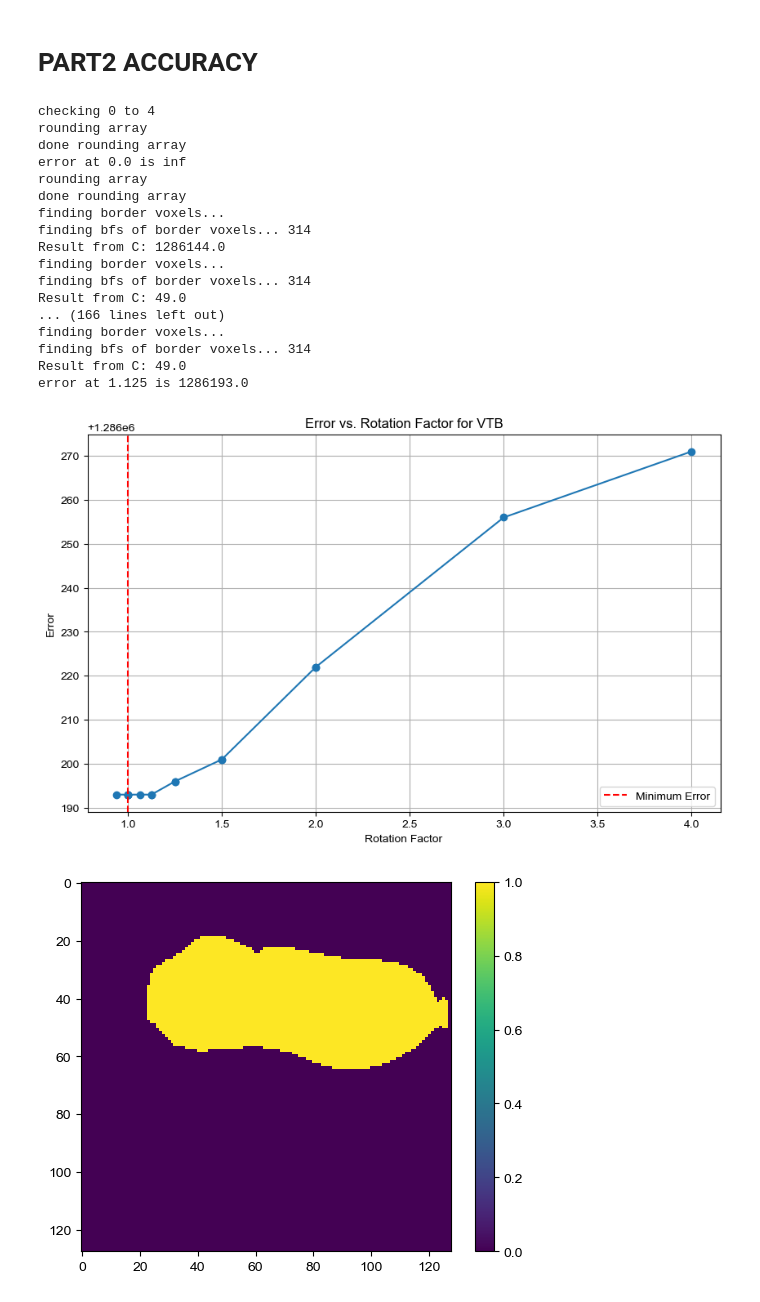
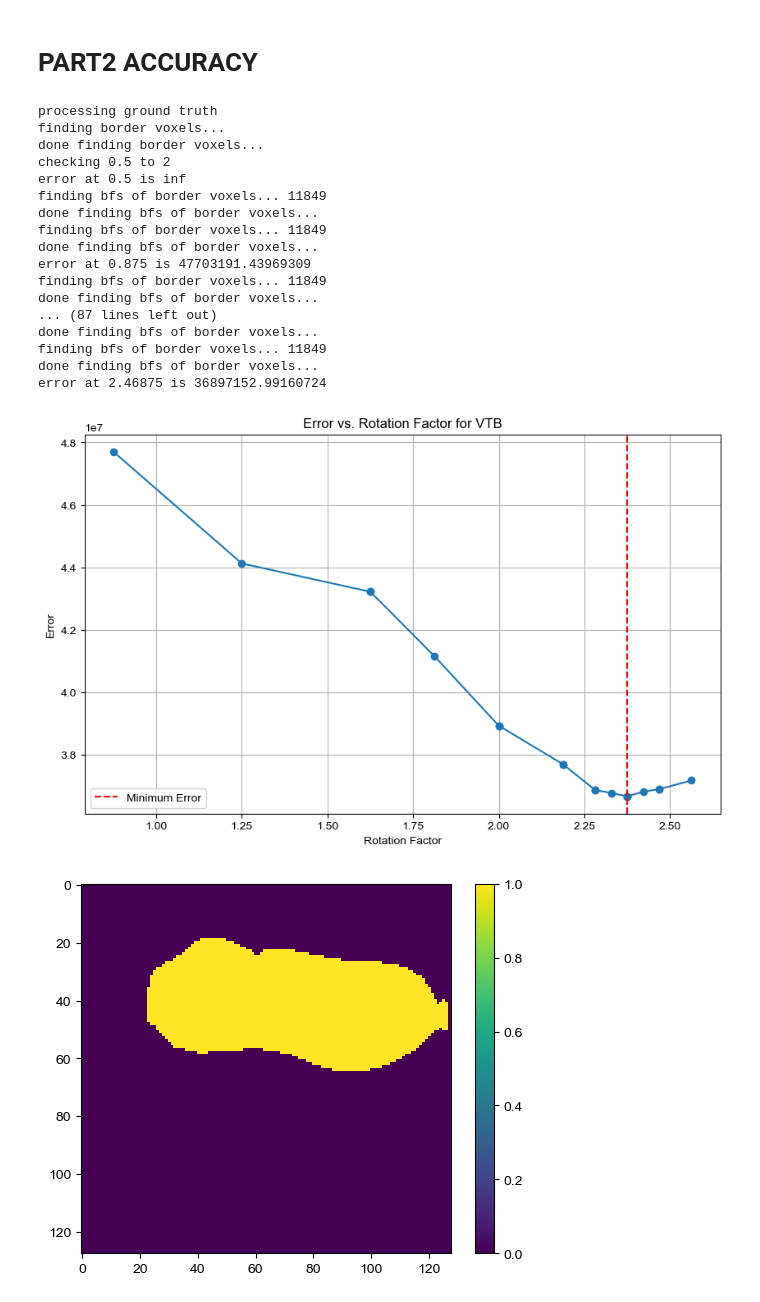
Before and after one commit to Clamepending/deepCAL, a Jupyter notebook: Generate_accuracy_data.ipynb, the cells around one changed output. Cells and saved outputs as stored; diff of their text form; code cells hidden in the pictures.

Commit message:
multithread

```diff
--- a/Generate_accuracy_data.ipynb
+++ b/Generate_accuracy_data.ipynb
@@ -147,9 +147,11 @@ if use_saved_np_array:
 # %%
 # print(ground_truth[50])
 
-ground_truth_modified = np.array([ground_truth[50]])
-reconstruction_VTB_modified = np.array([reconstruction_VTB[50]])
-opt_rotations_VTB = deepcallib.calculate_optimal_rotations(ground_truth_modified, reconstruction_VTB_modified, error_function, name="VTB", initial_range=[0, 4], print_errors=True)
+ground_truth_modified = np.array(ground_truth)
+reconstruction_VTB_modified = np.array(reconstruction_VTB)
+# ground_truth_modified = np.array([ground_truth[50]])
+# reconstruction_VTB_modified = np.array([reconstruction_VTB[50]])
+opt_rotations_VTB = deepcallib.calculate_optimal_rotations_surface_compare(ground_truth_modified, reconstruction_VTB_modified, name="VTB", max_iterations=4, resolution=5, initial_range=[0.5, 2], print_errors=True)
 
 # Plot the 2D array as a surface
 plt.imshow(ground_truth_modified[0], cmap='viridis', interpolation='nearest', vmin=0, vmax=1)
@@ -159,66 +161,58 @@ plt.show()
 
 # Plot the 2D array as a surface
 plt.imshow(reconstruction_VTB_modified[0], cmap='viridis', interpolation='nearest', vmin=0, vmax=1)
 plt.colorbar()
 # Show the plot
 plt.show()
 
 # opt_rotations_VTB = deepcallib.calculate_optimal_rotations(ground_truth, reconstruction_VTB, error_function, name="VTB", max_iterations=4, resolution=5, initial_range=[0.5, 2], print_errors=True)
 # opt_rotations_VTB = deepcallib.calculate_optimal_rotations(ground_truth_modified, reconstruction_VTB_modified, error_function, name="VTB", max_iterations=4, resolution=5, initial_range=[0.5, 2], print_errors=True)
 
 
 
 # opt_rotations_ML = deepcallib.calculate_optimal_rotations(ground_truth, reconstruction_ML, error_function, name="ML", initial_range=[0, 4])
 # opt_rotations_NO_opt = deepcallib.calculate_optimal_rotations(ground_truth, reconstruction_NO_opt, error_function, name="NO_opt", initial_range=[0, 4])
 
 # print(f"best number of rotations for VTB: {opt_rotations_VTB}")
 # print(f"best number of rotations for ML: {opt_rotations_ML}")
 # print(f"best number of rotations for no optimization: {opt_rotations_NO_opt}")
 
 
-# max = 3
-# multithread: 1:05
-# not multithread: 43s
-# multiprocess:
+# for 2 dim
+# no multithread
+# 20 sec
+
+# multithread
+# 9.3 sec
 
 
-
-# max = 4
-# multithread 1:19
-# not multithread 1:22
-
-# max = 5
-# multithread 1:52
-# not multithread 1:51
-
-# max = 6
-# multithread 3:28
-# not multithread
-
+# for 128x128x20
+# multithread
+# 14 min
 
 
 ################################################################################################
 # best number of rotations for VTB: 1.4500000000000002
 # best number of rotations for ML: 1.6750000000000003
 # best number of rotations for no optimization: 1.0250000000000001
 # %% [output]
-checking 0 to 4
-rounding array
-done rounding array
-error at 0.0 is inf
-rounding array
-done rounding array
+processing ground truth
 finding border voxels...
-finding bfs of border voxels... 314
-Result from C: 1286144.0
-finding border voxels...
-finding bfs of border voxels... 314
-Result from C: 49.0
-... (166 lines left out)
-finding border voxels...
-finding bfs of border voxels... 314
-Result from C: 49.0
-error at 1.125 is 1286193.0
+done finding border voxels...
+checking 0.5 to 2
+error at 0.5 is inf
+finding bfs of border voxels... 11849
+done finding bfs of border voxels...
+finding bfs of border voxels... 11849
+done finding bfs of border voxels...
+error at 0.875 is 47703191.43969309
+finding bfs of border voxels... 11849
+done finding bfs of border voxels...
+... (87 lines left out)
+done finding bfs of border voxels...
+finding bfs of border voxels... 11849
+done finding bfs of border voxels...
+error at 2.46875 is 36897152.99160724
-[figure, old version]
+[figure, new version]
 [figure]
 [figure]
```
Also changed, not shown: parts of 1 cell of this notebook, 1 other file.
